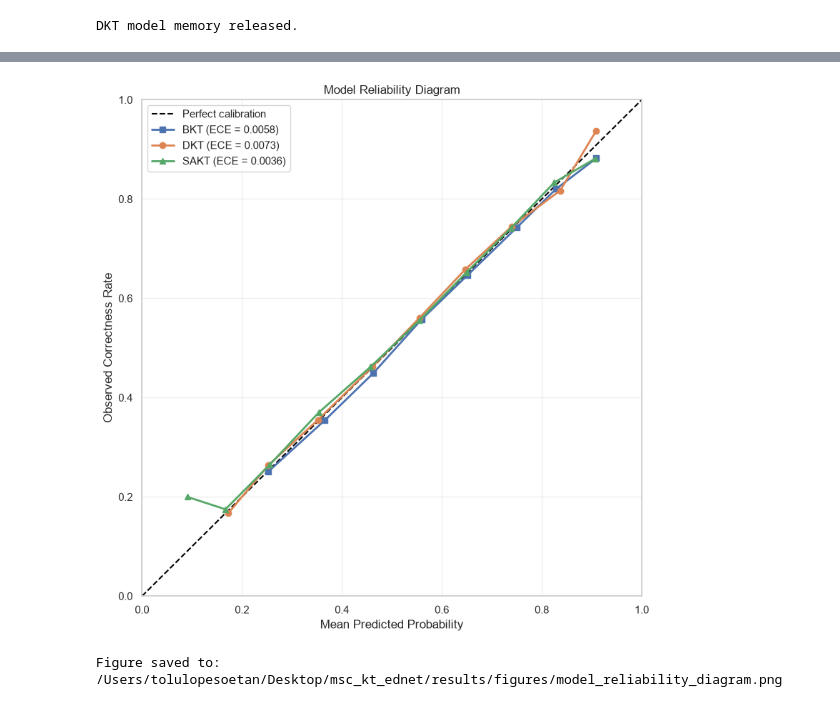
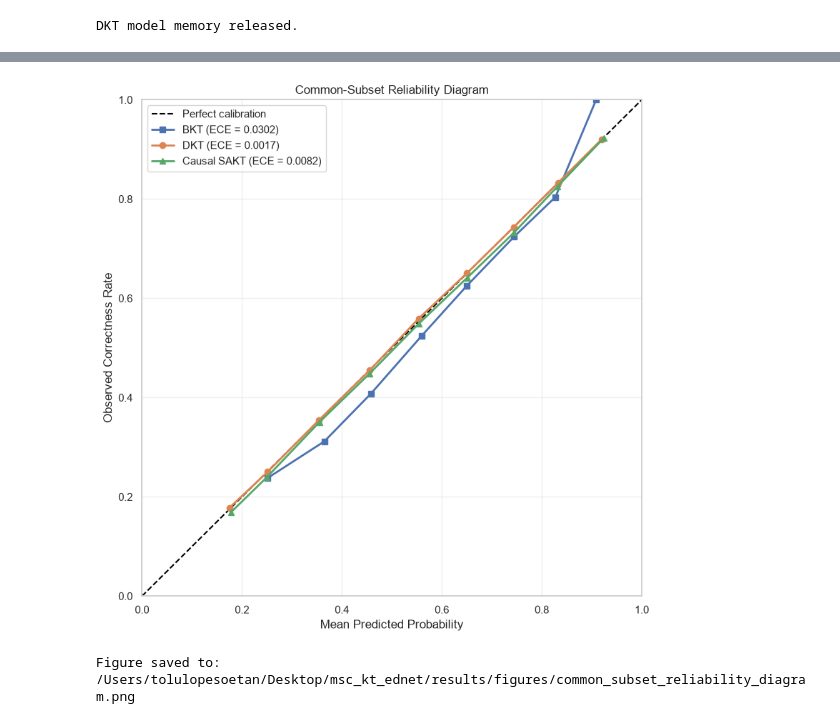
Before and after one commit to tolulopesoetan/msc_kt_ednet, a Jupyter notebook: notebooks/kt_models.ipynb, the cells around one changed output, grey strips where cells are left out. Cells and saved outputs as stored; diff of their text form; code cells hidden in the pictures.

```diff
--- a/notebooks/kt_models.ipynb
+++ b/notebooks/kt_models.ipynb
@@ -3088,0 +3780,39 @@ calibration_results_df.to_csv(
+# %%
+calibration_inputs = {
+    model_name: (
+        common_evaluation_table["actual"].to_numpy(),
+        common_evaluation_table[probability_column].to_numpy(),
+    )
+    for model_name, probability_column
+    in MODEL_PROBABILITY_COLUMNS.items()
+}
+
+calibration_results = []
+
+for model_name, (
+    true_values,
+    probabilities,
+) in calibration_inputs.items():
+    calibration_results.append({
+        "Model": model_name,
+        "Interactions": len(true_values),
+        "Expected Calibration Error": (
+            calculate_expected_calibration_error(
+                true_values,
+                probabilities,
+                number_of_bins=10,
+            )
+        ),
+        "Brier Score": brier_score_loss(
+            true_values,
+            probabilities,
+        ),
+    })
+
+calibration_results_df = pd.DataFrame(calibration_results)
+display(calibration_results_df.round(5))
+
+calibration_results_df.to_csv(
+    TABLES_DIR / "common_subset_calibration_metrics.csv",
+    index=False,
+)
@@ -3157,7 +3892,7 @@ ax.plot(
 model_markers = {
     "BKT": "s",
     "DKT": "o",
-    "SAKT": "^",
+    "Causal SAKT": "^",
 }
 
 for model_name in model_markers:
@@ -3174,34 +3909,34 @@ for model_name in model_markers:
         model_curve["Mean Predicted Probability"],
         model_curve["Observed Correctness Rate"],
         marker=model_markers[model_name],
         linewidth=2,
         label=f"{model_name} (ECE = {model_ece:.4f})",
     )
 
 ax.set_xlim(0, 1)
 ax.set_ylim(0, 1)
-ax.set_title("Model Reliability Diagram")
+ax.set_title("Common-Subset Reliability Diagram")
 ax.set_xlabel("Mean Predicted Probability")
 ax.set_ylabel("Observed Correctness Rate")
 ax.legend(loc="upper left")
 ax.grid(alpha=0.3)
 
 fig.tight_layout()
 
 calibration_figure_path = (
-    FIGURES_DIR / "model_reliability_diagram.png"
+    FIGURES_DIR / "common_subset_reliability_diagram.png"
 )
 
 fig.savefig(
     calibration_figure_path,
     dpi=300,
     bbox_inches="tight",
 )
 
 plt.show()
 plt.close(fig)
 
 print(f"Figure saved to: {calibration_figure_path}")
 # %% [output]
-[figure, old version]
+[figure, new version]
-Figure saved to: /Users/tolulopesoetan/Desktop/msc_kt_ednet/results/figures/model_reliability_diagram.png
+Figure saved to: /Users/tolulopesoetan/Desktop/msc_kt_ednet/results/figures/common_subset_reliability_diagram.png
```
Also changed, not shown: parts of 146 cells of this notebook, 27 other files.
